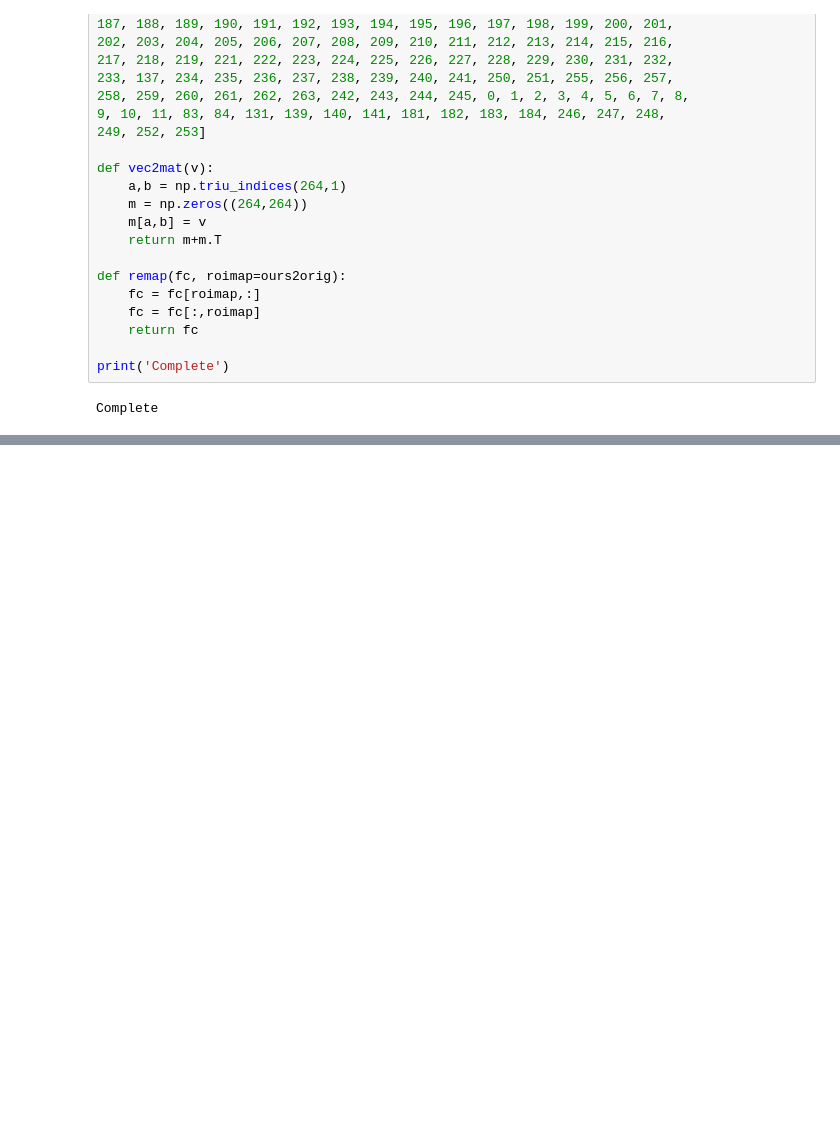
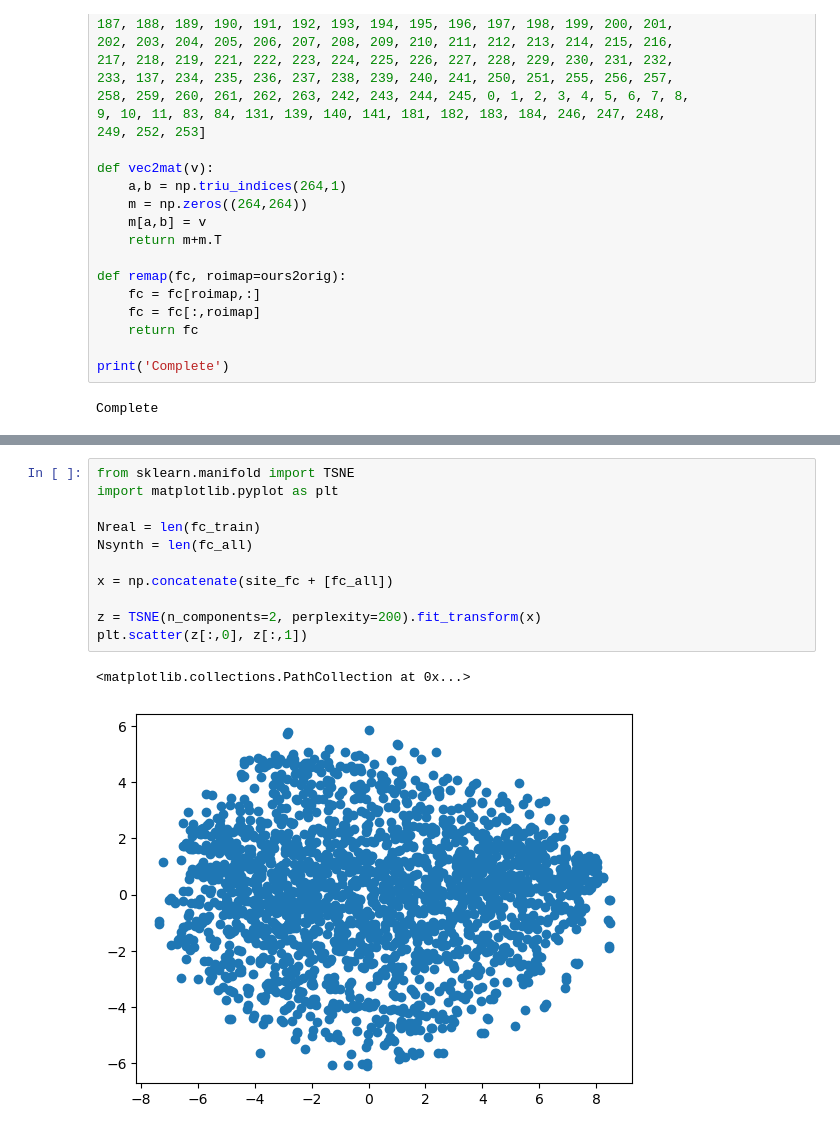
Before and after one commit to aorliche/PNC, a Jupyter notebook: DemoVAE2/DemoVAE5BSNIPGenMakeFC.ipynb, the cells around one changed output, grey strips where cells are left out. Cells and saved outputs as stored; diff of their text form; blank space fills up the shorter version.

```diff
--- a/DemoVAE2/DemoVAE5BSNIPGenMakeFC.ipynb
+++ b/DemoVAE2/DemoVAE5BSNIPGenMakeFC.ipynb
@@ -199,0 +202,14 @@ ConfusionMatrixDisplay.from_predictions(demo_test[3], yhat)
+# %%
+from sklearn.manifold import TSNE
+import matplotlib.pyplot as plt
+
+Nreal = len(fc_train)
+Nsynth = len(fc_all)
+
+x = np.concatenate(site_fc + [fc_all])
+
+z = TSNE(n_components=2, perplexity=200).fit_transform(x)
+plt.scatter(z[:,0], z[:,1])
+# %% [output]
+<matplotlib.collections.PathCollection at 0x...>
+[figure, added]
```
Also changed, not shown: parts of 7 cells of this notebook, 11 other files.
